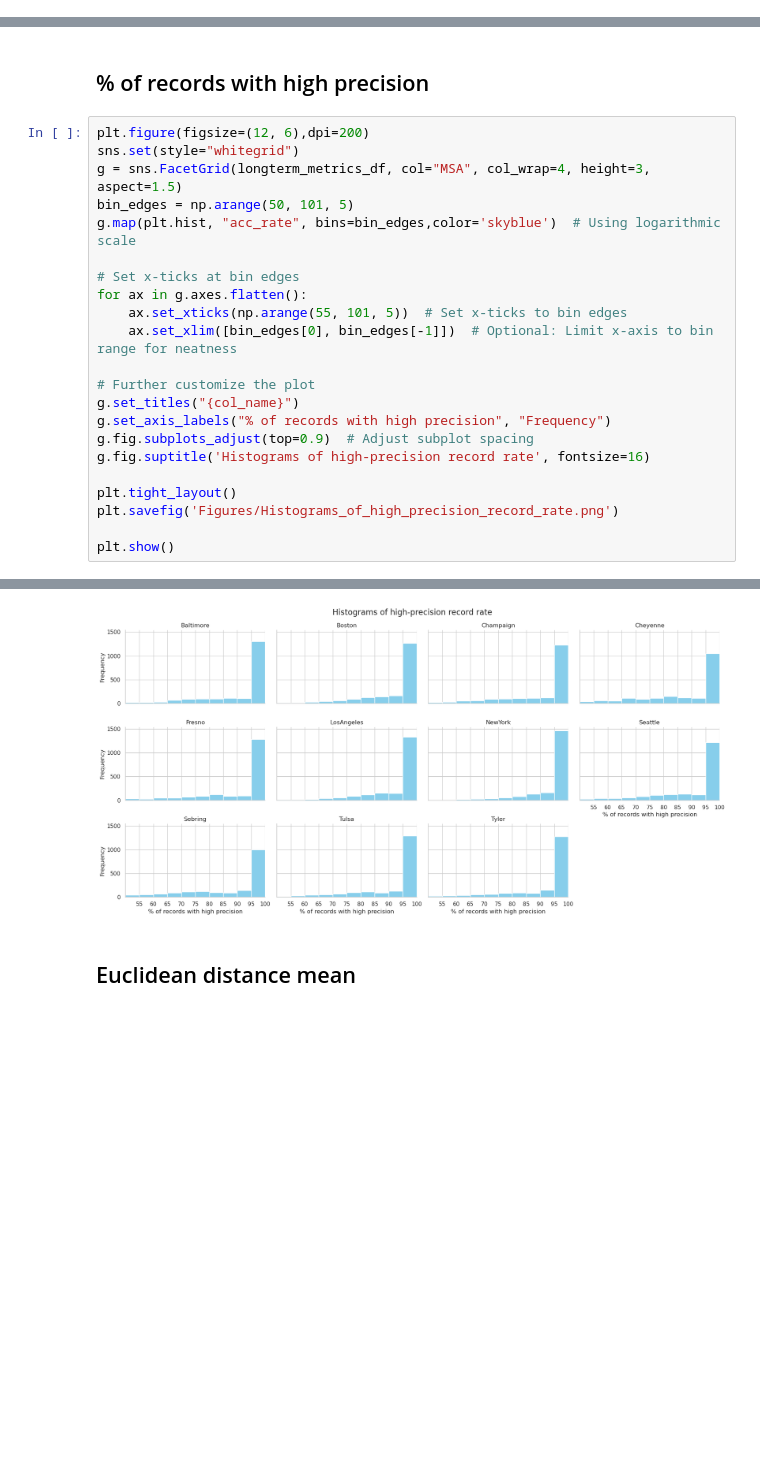
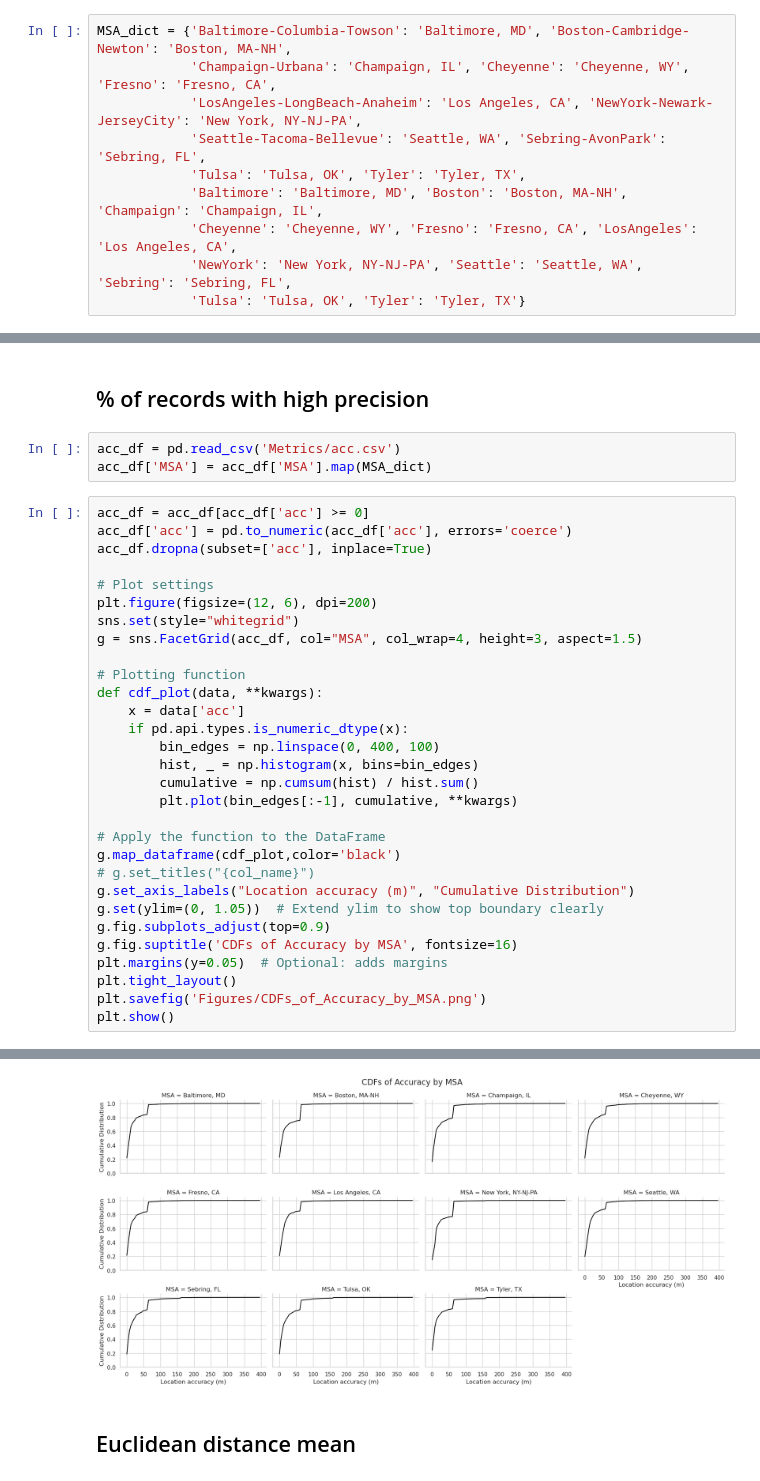
Before and after one commit to bigdata4mobility/reviewpaper, a Jupyter notebook: xinhua/02-plot.ipynb, the cells around one changed output, grey strips where cells are left out. Drawn from its saved outputs; the diff is of its cells as text; blank space fills up the shorter version.

```diff
--- a/xinhua/02-plot.ipynb
+++ b/xinhua/02-plot.ipynb
@@ -7,3 +7,13 @@ import warnings
 warnings.filterwarnings('ignore')
 # %% [markdown]
 # Data stability
+# %%
+MSA_dict = {'Baltimore-Columbia-Towson': 'Baltimore, MD', 'Boston-Cambridge-Newton': 'Boston, MA-NH',
+            'Champaign-Urbana': 'Champaign, IL', 'Cheyenne': 'Cheyenne, WY', 'Fresno': 'Fresno, CA',
+            'LosAngeles-LongBeach-Anaheim': 'Los Angeles, CA', 'NewYork-Newark-JerseyCity': 'New York, NY-NJ-PA',
+            'Seattle-Tacoma-Bellevue': 'Seattle, WA', 'Sebring-AvonPark': 'Sebring, FL',
+            'Tulsa': 'Tulsa, OK', 'Tyler': 'Tyler, TX',
+            'Baltimore': 'Baltimore, MD', 'Boston': 'Boston, MA-NH', 'Champaign': 'Champaign, IL',
+            'Cheyenne': 'Cheyenne, WY', 'Fresno': 'Fresno, CA', 'LosAngeles': 'Los Angeles, CA',
+            'NewYork': 'New York, NY-NJ-PA', 'Seattle': 'Seattle, WA', 'Sebring': 'Sebring, FL',
+            'Tulsa': 'Tulsa, OK', 'Tyler': 'Tyler, TX'}
@@ -248,29 +275,40 @@ plt.show()
 # %% [markdown]
 ## % of records with high precision
+# %%
+acc_df = pd.read_csv('Metrics/acc.csv')
+acc_df['MSA'] = acc_df['MSA'].map(MSA_dict)
 # %%
-plt.figure(figsize=(12, 6),dpi=200)
+acc_df = acc_df[acc_df['acc'] >= 0]
+acc_df['acc'] = pd.to_numeric(acc_df['acc'], errors='coerce')
+acc_df.dropna(subset=['acc'], inplace=True)
+
+# Plot settings
+plt.figure(figsize=(12, 6), dpi=200)
 sns.set(style="whitegrid")
-g = sns.FacetGrid(longterm_metrics_df, col="MSA", col_wrap=4, height=3, aspect=1.5)
-bin_edges = np.arange(50, 101, 5)
-g.map(plt.hist, "acc_rate", bins=bin_edges,color='skyblue')  # Using logarithmic scale
+g = sns.FacetGrid(acc_df, col="MSA", col_wrap=4, height=3, aspect=1.5)
 
-# Set x-ticks at bin edges
-for ax in g.axes.flatten():
-    ax.set_xticks(np.arange(55, 101, 5))  # Set x-ticks to bin edges
-    ax.set_xlim([bin_edges[0], bin_edges[-1]])  # Optional: Limit x-axis to bin range for neatness
+# Plotting function
+def cdf_plot(data, **kwargs):
+    x = data['acc']
+    if pd.api.types.is_numeric_dtype(x):
+        bin_edges = np.linspace(0, 400, 100)
+        hist, _ = np.histogram(x, bins=bin_edges)
+        cumulative = np.cumsum(hist) / hist.sum()
+        plt.plot(bin_edges[:-1], cumulative, **kwargs)
 
-# Further customize the plot
-g.set_titles("{col_name}")
-g.set_axis_labels("% of records with high precision", "Frequency")
-g.fig.subplots_adjust(top=0.9)  # Adjust subplot spacing
-g.fig.suptitle('Histograms of high-precision record rate', fontsize=16)
-
+# Apply the function to the DataFrame
+g.map_dataframe(cdf_plot,color='black')
+# g.set_titles("{col_name}")
+g.set_axis_labels("Location accuracy (m)", "Cumulative Distribution")
+g.set(ylim=(0, 1.05))  # Extend ylim to show top boundary clearly
+g.fig.subplots_adjust(top=0.9)
+g.fig.suptitle('CDFs of Accuracy by MSA', fontsize=16)
+plt.margins(y=0.05)  # Optional: adds margins
 plt.tight_layout()
-plt.savefig('Figures/Histograms_of_high_precision_record_rate.png')
-
+plt.savefig('Figures/CDFs_of_Accuracy_by_MSA.png')
 plt.show()
 # %% [output]
 <Figure size 2400x1200 with 0 Axes>
-[figure, old version]
+[figure, new version]
 # %% [markdown]
 ## Euclidean distance mean
```
Also changed, not shown: parts of 29 cells of this notebook, 17 other files.
